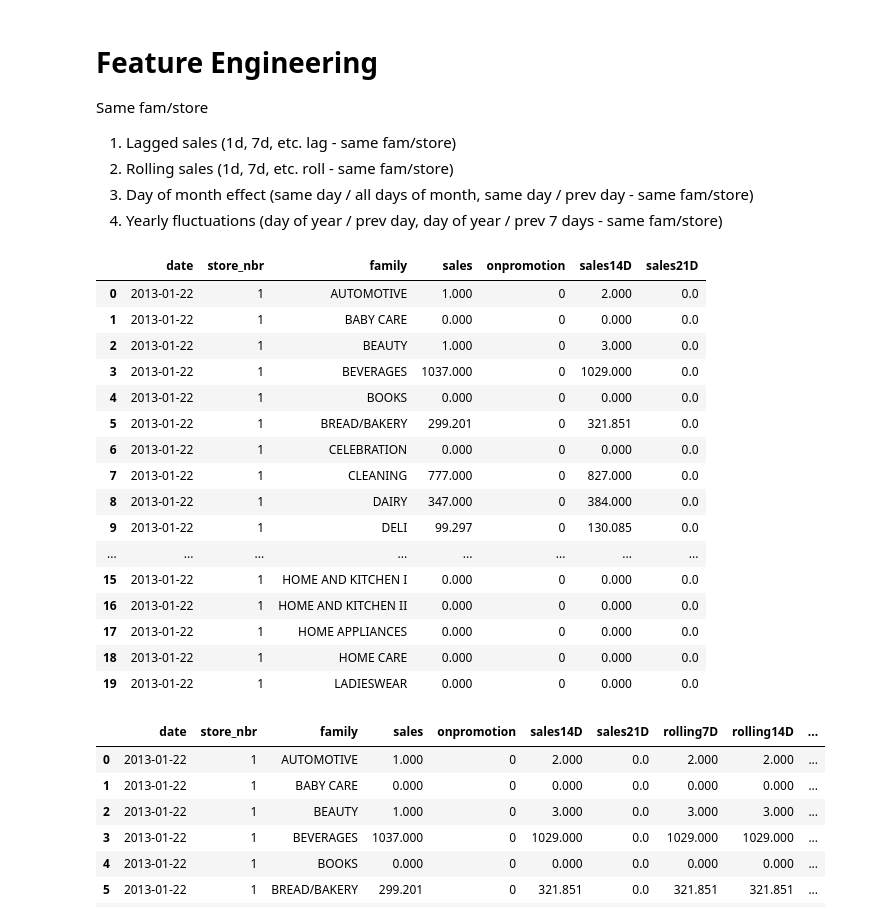
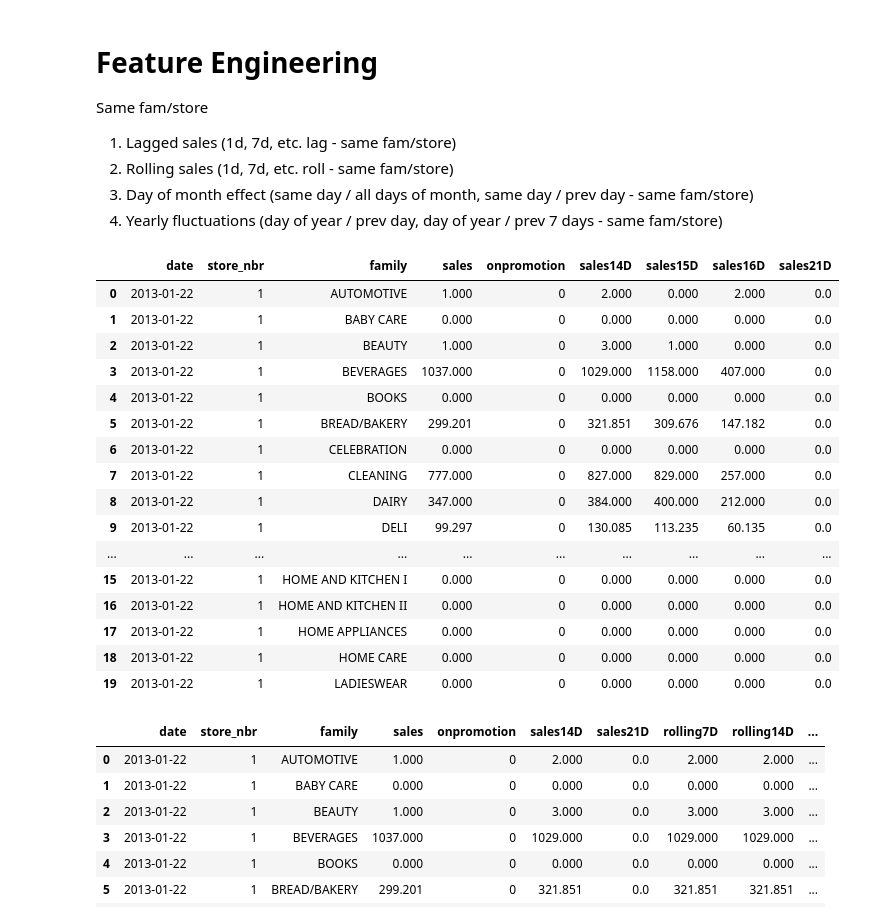
Before and after one commit to akhilkammila/store-sales-v2, a Jupyter notebook: 15dprect.ipynb, the cells around one changed output. Drawn from its saved outputs; the diff is of its cells as text; code cells hidden in the pictures.

```diff
--- a/15dprect.ipynb
+++ b/15dprect.ipynb
@@ -42,35 +42,35 @@ Same fam/store
 # %%
 # FEATURE ENGINEERING TIME
 
 # combined will be the running combined df
 lag_features = train_df.copy()
 
 # 1. 14d ago lag
-for lag in ['14D', '21D']:
+for lag in ['14D', '15D', '16D', '21D']:
     shiftd = train_df.copy()
     shiftd['date'] = shiftd['date'] + pd.Timedelta(lag)
     shiftd = shiftd[['date', 'store_nbr', 'family', 'sales']].rename(columns={'sales': f'sales{lag}'})
     lag_features = pd.merge(lag_features, shiftd, how='inner', on=['date', 'store_nbr', 'family'])
 
 lag_features.head(20)
 # %% [output]
-|  | date | store_nbr | family | sales | onpromotion | sales14D | sales21D |
-| 0 | 2013-01-22 | 1 | AUTOMOTIVE | 1.000 | 0 | 2.000 | 0.0 |
-| 1 | 2013-01-22 | 1 | BABY CARE | 0.000 | 0 | 0.000 | 0.0 |
-| 2 | 2013-01-22 | 1 | BEAUTY | 1.000 | 0 | 3.000 | 0.0 |
-| 3 | 2013-01-22 | 1 | BEVERAGES | 1037.000 | 0 | 1029.000 | 0.0 |
-| 4 | 2013-01-22 | 1 | BOOKS | 0.000 | 0 | 0.000 | 0.0 |
-| 5 | 2013-01-22 | 1 | BREAD/BAKERY | 299.201 | 0 | 321.851 | 0.0 |
-| 6 | 2013-01-22 | 1 | CELEBRATION | 0.000 | 0 | 0.000 | 0.0 |
-| 7 | 2013-01-22 | 1 | CLEANING | 777.000 | 0 | 827.000 | 0.0 |
-| 8 | 2013-01-22 | 1 | DAIRY | 347.000 | 0 | 384.000 | 0.0 |
-| 9 | 2013-01-22 | 1 | DELI | 99.297 | 0 | 130.085 | 0.0 |
-| ... | ... | ... | ... | ... | ... | ... | ... |
-| 15 | 2013-01-22 | 1 | HOME AND KITCHEN I | 0.000 | 0 | 0.000 | 0.0 |
-| 16 | 2013-01-22 | 1 | HOME AND KITCHEN II | 0.000 | 0 | 0.000 | 0.0 |
-| 17 | 2013-01-22 | 1 | HOME APPLIANCES | 0.000 | 0 | 0.000 | 0.0 |
-| 18 | 2013-01-22 | 1 | HOME CARE | 0.000 | 0 | 0.000 | 0.0 |
-| 19 | 2013-01-22 | 1 | LADIESWEAR | 0.000 | 0 | 0.000 | 0.0 |
+|  | date | store_nbr | family | sales | onpromotion | sales14D | sales15D | sales16D | sales21D |
+| 0 | 2013-01-22 | 1 | AUTOMOTIVE | 1.000 | 0 | 2.000 | 0.000 | 2.000 | 0.0 |
+| 1 | 2013-01-22 | 1 | BABY CARE | 0.000 | 0 | 0.000 | 0.000 | 0.000 | 0.0 |
+| 2 | 2013-01-22 | 1 | BEAUTY | 1.000 | 0 | 3.000 | 1.000 | 0.000 | 0.0 |
+| 3 | 2013-01-22 | 1 | BEVERAGES | 1037.000 | 0 | 1029.000 | 1158.000 | 407.000 | 0.0 |
+| 4 | 2013-01-22 | 1 | BOOKS | 0.000 | 0 | 0.000 | 0.000 | 0.000 | 0.0 |
+| 5 | 2013-01-22 | 1 | BREAD/BAKERY | 299.201 | 0 | 321.851 | 309.676 | 147.182 | 0.0 |
+| 6 | 2013-01-22 | 1 | CELEBRATION | 0.000 | 0 | 0.000 | 0.000 | 0.000 | 0.0 |
+| 7 | 2013-01-22 | 1 | CLEANING | 777.000 | 0 | 827.000 | 829.000 | 257.000 | 0.0 |
+| 8 | 2013-01-22 | 1 | DAIRY | 347.000 | 0 | 384.000 | 400.000 | 212.000 | 0.0 |
+| 9 | 2013-01-22 | 1 | DELI | 99.297 | 0 | 130.085 | 113.235 | 60.135 | 0.0 |
+| ... | ... | ... | ... | ... | ... | ... | ... | ... | ... |
+| 15 | 2013-01-22 | 1 | HOME AND KITCHEN I | 0.000 | 0 | 0.000 | 0.000 | 0.000 | 0.0 |
+| 16 | 2013-01-22 | 1 | HOME AND KITCHEN II | 0.000 | 0 | 0.000 | 0.000 | 0.000 | 0.0 |
+| 17 | 2013-01-22 | 1 | HOME APPLIANCES | 0.000 | 0 | 0.000 | 0.000 | 0.000 | 0.0 |
+| 18 | 2013-01-22 | 1 | HOME CARE | 0.000 | 0 | 0.000 | 0.000 | 0.000 | 0.0 |
+| 19 | 2013-01-22 | 1 | LADIESWEAR | 0.000 | 0 | 0.000 | 0.000 | 0.000 | 0.0 |
 # %%
 # 2. rolling (over the past 1w, what is avg)
 rolling_features = lag_features.copy()
```
Also changed, not shown: parts of 6 cells of this notebook, 1 other file.
